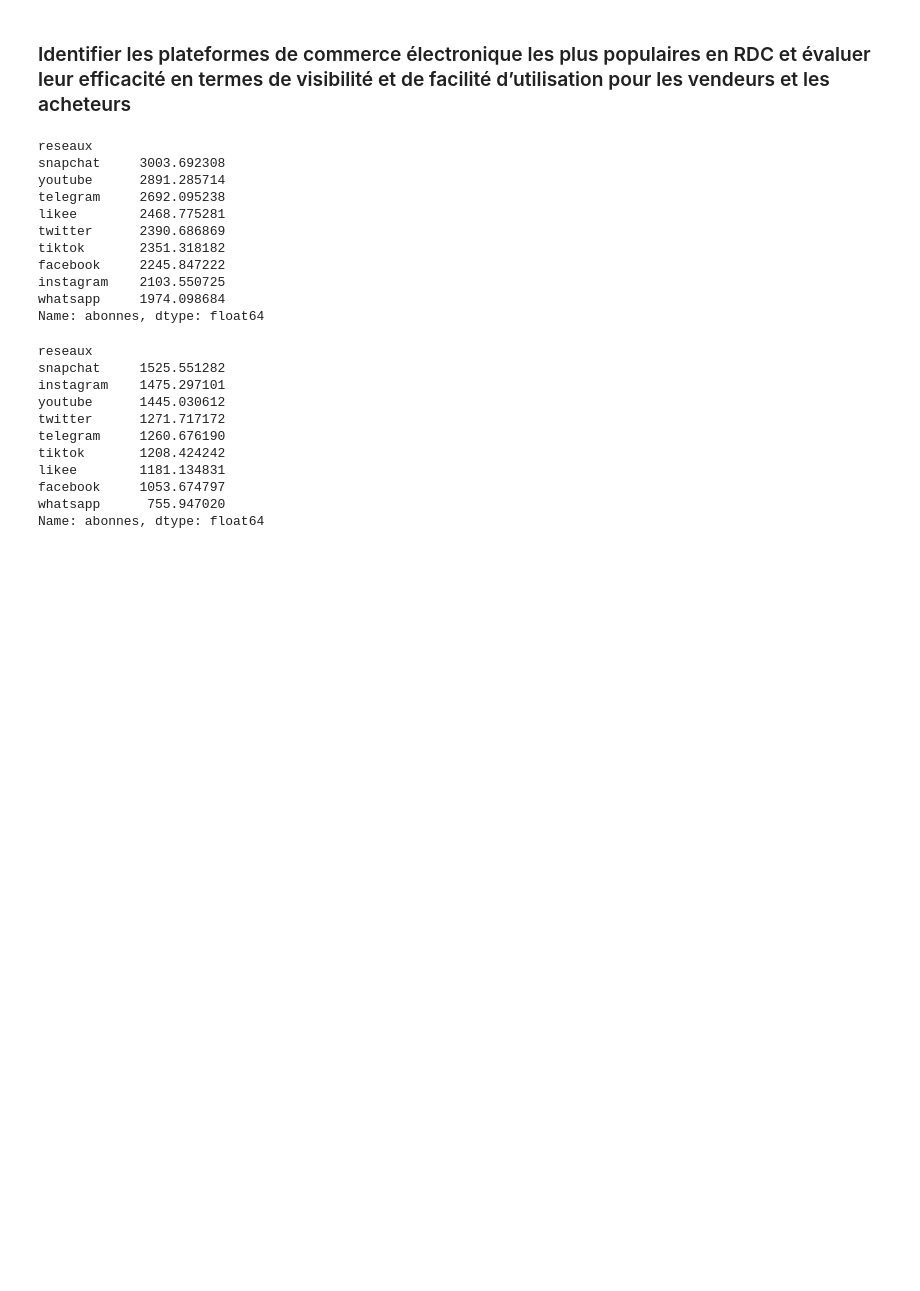
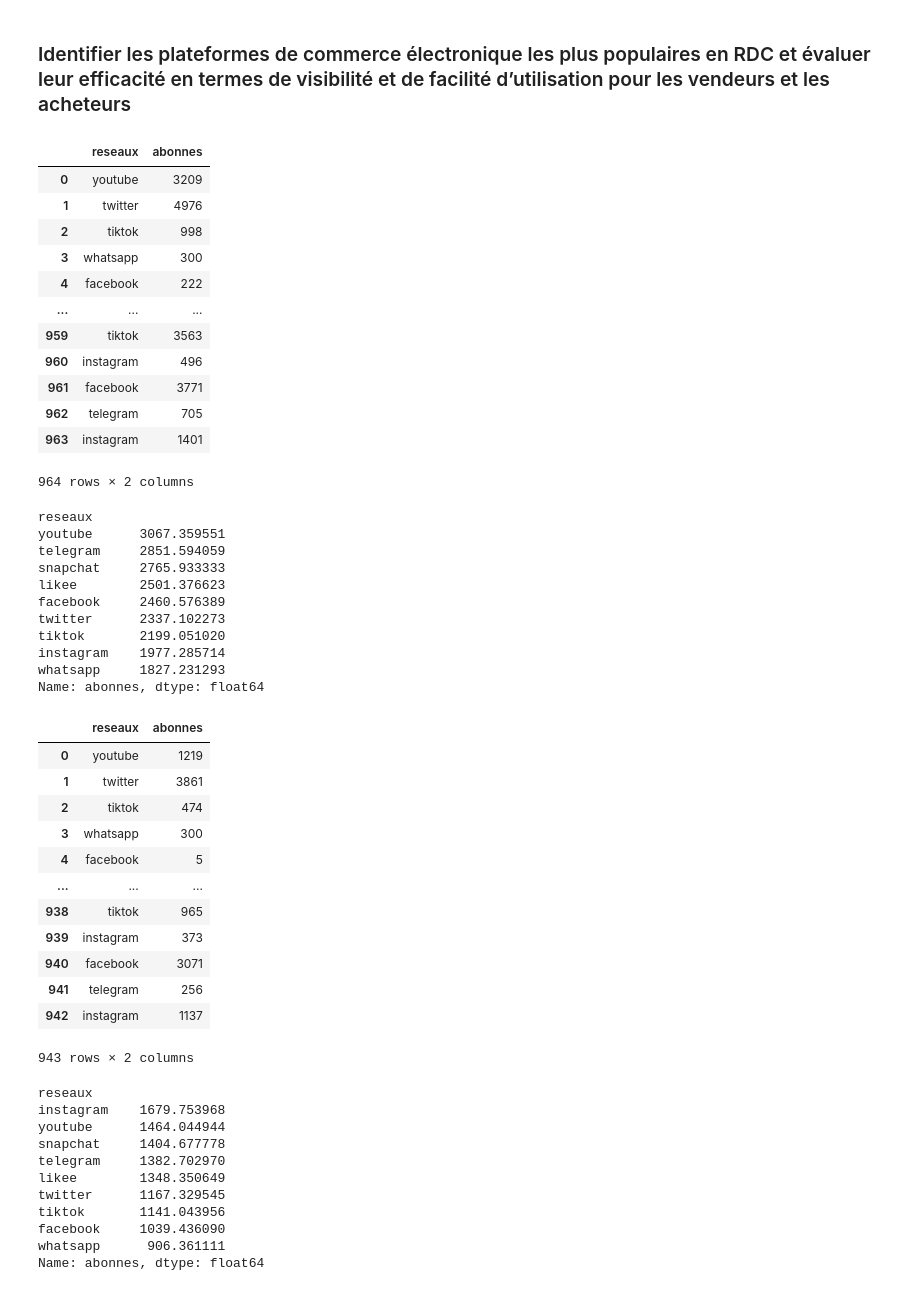
Before and after one commit to vic-mtf/tfc, a Jupyter notebook: analytic/analytic_tfc.ipynb, the cells around one changed output. Drawn from its saved outputs; the diff is of its cells as text; code cells hidden in the pictures; blank space fills up the shorter version.

```diff
--- a/analytic/analytic_tfc.ipynb
+++ b/analytic/analytic_tfc.ipynb
@@ -310,48 +315,72 @@ recupere_element_plus_utilise(
 # %%
 def moyenne_reseaux_sociaux_vendre_page (df, key='nombre_abonnes_pages') :
     nombre_abonnes_pages = df[key]
     nombre_abonnes_pages = nombre_abonnes_pages.explode(key)
     reseaux = []
     abonnes = []
     for data in nombre_abonnes_pages:
         for key, value in data.items():
             reseaux.append(key)
             abonnes.append(value)
     nombre_abonnes_pages = pd.DataFrame({
         'reseaux': reseaux,
         'abonnes': abonnes
     })
+    display(nombre_abonnes_pages)
     nombre_abonnes_pages['abonnes'] = nombre_abonnes_pages['abonnes'].apply(pd.to_numeric, errors='coerce')
     nombre_abonnes_pages = nombre_abonnes_pages.groupby('reseaux')['abonnes'].mean()
+
     display(nombre_abonnes_pages.sort_values(ascending=False))
 
 
 moyenne_reseaux_sociaux_vendre_page(df_vendeurs)
 moyenne_reseaux_sociaux_vendre_page(df_vendeurs, 'nombre_vues_moyen_publication')
-
-
-#reseaux_sociaux_vendres = reseaux_sociaux_vendres.explode('nombre_abonnes_pages')
-#reseaux_sociaux_vendres = reseaux_sociaux_vendres.groupby('nombre_abonnes_pages')
 # %% [output]
+|  | reseaux | abonnes |
+| 0 | youtube | 3209 |
+| 1 | twitter | 4976 |
+| 2 | tiktok | 998 |
+| 3 | whatsapp | 300 |
+| 4 | facebook | 222 |
+| ... | ... | ... |
+| 959 | tiktok | 3563 |
+| 960 | instagram | 496 |
+| 961 | facebook | 3771 |
+| 962 | telegram | 705 |
+| 963 | instagram | 1401 |
-reseaux
-snapchat     3003.692308
-youtube      2891.285714
-telegram     2692.095238
-likee        2468.775281
-twitter      2390.686869
-tiktok       2351.318182
-facebook     2245.847222
-instagram    2103.550725
-whatsapp     1974.098684
-Name: abonnes, dtype: float64
+964 rows × 2 columns
 reseaux
-snapchat     1525.551282
-instagram    1475.297101
-youtube      1445.030612
-twitter      1271.717172
-telegram     1260.676190
-tiktok       1208.424242
-likee        1181.134831
-facebook     1053.674797
-whatsapp      755.947020
+youtube      3067.359551
+telegram     2851.594059
+snapchat     2765.933333
+likee        2501.376623
+facebook     2460.576389
+twitter      2337.102273
+tiktok       2199.051020
+instagram    1977.285714
+whatsapp     1827.231293
 Name: abonnes, dtype: float64
+|  | reseaux | abonnes |
+| 0 | youtube | 1219 |
+| 1 | twitter | 3861 |
+| 2 | tiktok | 474 |
+| 3 | whatsapp | 300 |
+| 4 | facebook | 5 |
+| ... | ... | ... |
+| 938 | tiktok | 965 |
+| 939 | instagram | 373 |
+| 940 | facebook | 3071 |
+| 941 | telegram | 256 |
+| 942 | instagram | 1137 |
+943 rows × 2 columns
+reseaux
+instagram    1679.753968
+youtube      1464.044944
+snapchat     1404.677778
+telegram     1382.702970
+likee        1348.350649
+twitter      1167.329545
+tiktok       1141.043956
+facebook     1039.436090
+whatsapp      906.361111
+Name: abonnes, dtype: float64
```
Also changed, not shown: parts of 2 cells of this notebook, 1 other file.
